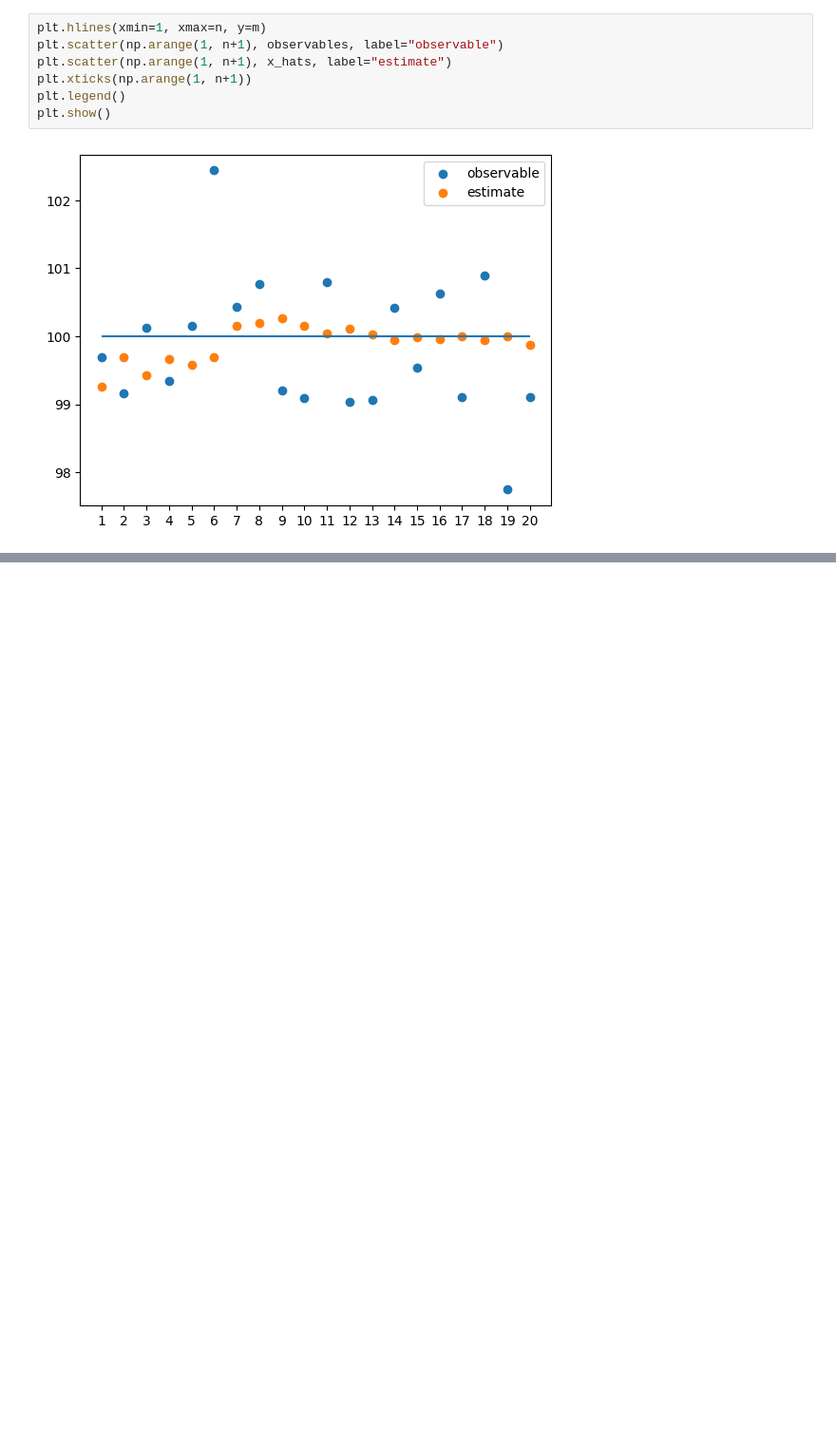
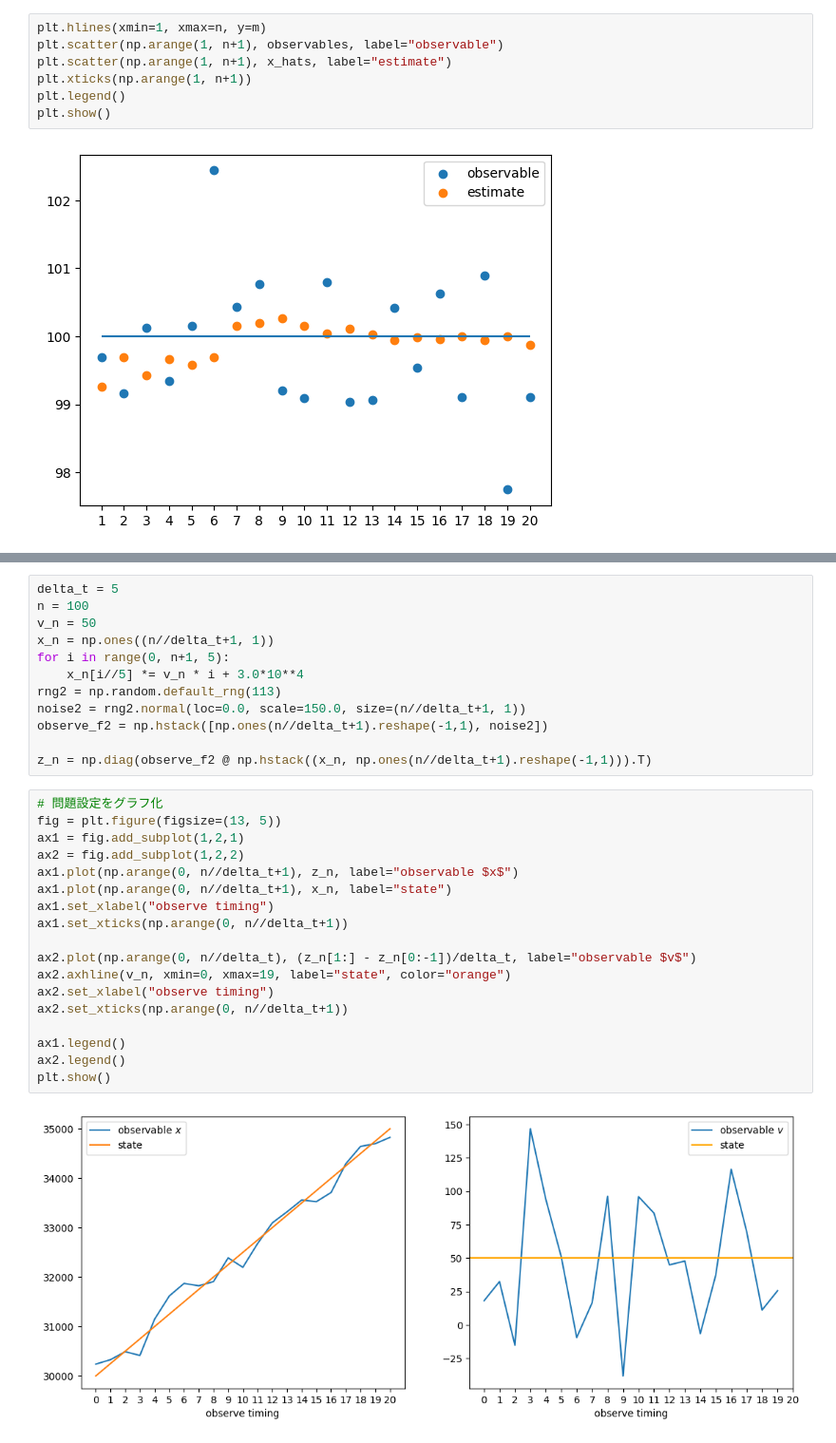
Before and after one commit to skyamat0/kalman_filter_practice, a Jupyter notebook: kalmanfilter.ipynb, the cells around one changed output, grey strips where cells are left out. Shown at 95% size. Saved outputs shown, nothing was run; the diff lists cells and outputs as text; blank space fills up the shorter version.

```diff
--- a/kalmanfilter.ipynb
+++ b/kalmanfilter.ipynb
@@ -107,0 +186,32 @@ $$
+# %%
+delta_t = 5
+n = 100
+v_n = 50
+x_n = np.ones((n//delta_t+1, 1))
+for i in range(0, n+1, 5):
+    x_n[i//5] *= v_n * i + 3.0*10**4
+rng2 = np.random.default_rng(113)
+noise2 = rng2.normal(loc=0.0, scale=150.0, size=(n//delta_t+1, 1))
+observe_f2 = np.hstack([np.ones(n//delta_t+1).reshape(-1,1), noise2])
+
+z_n = np.diag(observe_f2 @ np.hstack((x_n, np.ones(n//delta_t+1).reshape(-1,1))).T)
+# %%
+# 問題設定をグラフ化
+fig = plt.figure(figsize=(13, 5))
+ax1 = fig.add_subplot(1,2,1)
+ax2 = fig.add_subplot(1,2,2)
+ax1.plot(np.arange(0, n//delta_t+1), z_n, label="observable $x$")
+ax1.plot(np.arange(0, n//delta_t+1), x_n, label="state")
+ax1.set_xlabel("observe timing")
+ax1.set_xticks(np.arange(0, n//delta_t+1))
+
+ax2.plot(np.arange(0, n//delta_t), (z_n[1:] - z_n[0:-1])/delta_t, label="observable $v$")
+ax2.axhline(v_n, xmin=0, xmax=19, label="state", color="orange")
+ax2.set_xlabel("observe timing")
+ax2.set_xticks(np.arange(0, n//delta_t+1))
+
+ax1.legend()
+ax2.legend()
+plt.show()
+# %% [output]
+[figure, added]
```
Also changed, not shown: parts of 3 cells of this notebook.
